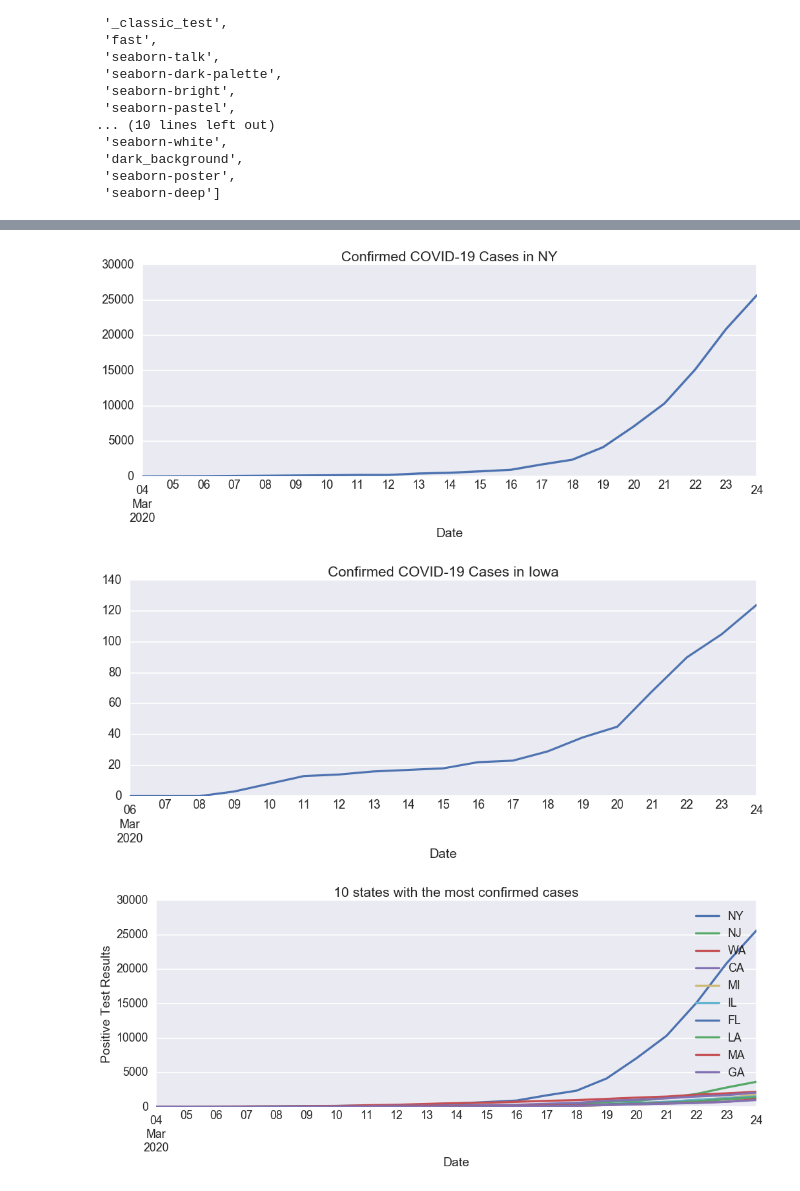
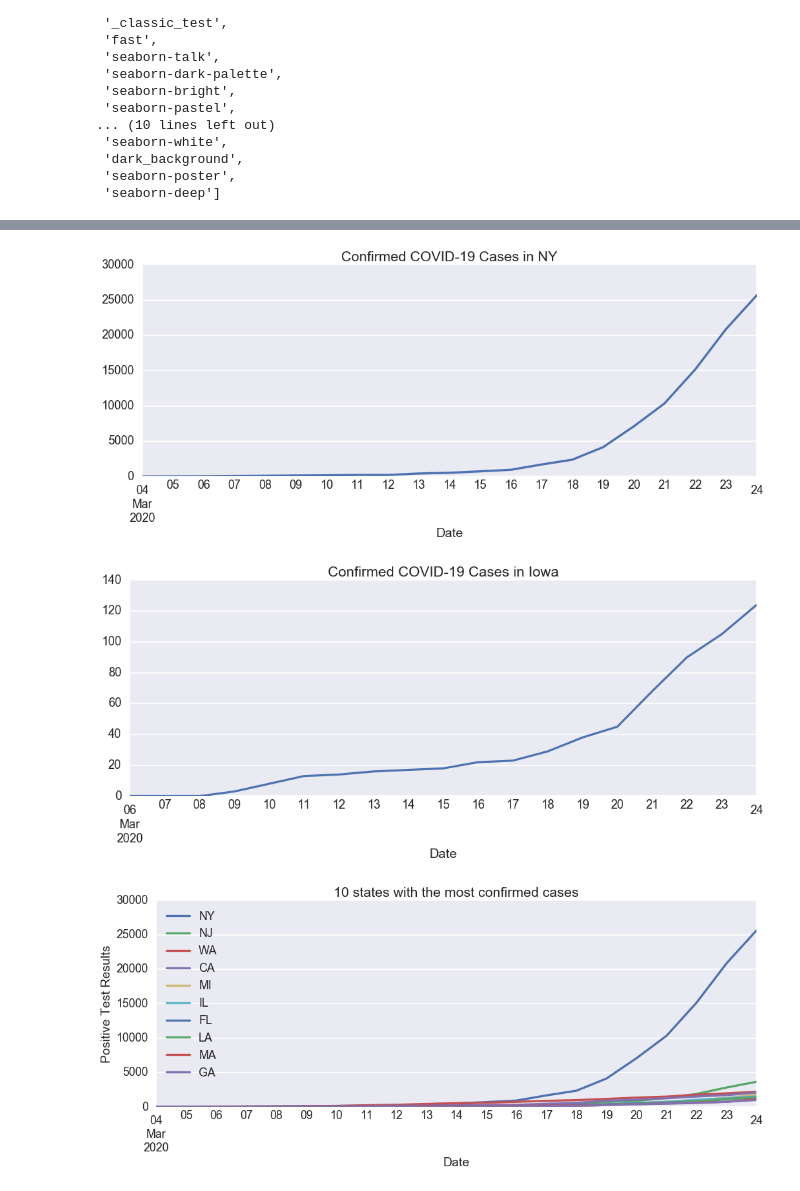
Before and after one commit to joelsewhere/covid-19, a Jupyter notebook: Coronavirus_data_tracker.ipynb, the cells around one changed output, grey strips where cells are left out. Cells and saved outputs as stored; diff of their text form; code cells hidden in the pictures.

Commit message:
Legend position

```diff
--- a/Coronavirus_data_tracker.ipynb
+++ b/Coronavirus_data_tracker.ipynb
@@ -192,7 +192,7 @@ for state in ten_states:
     df[df.State == state].Positive.plot(label = state, linewidth=3)
 plt.title('10 states with the most confirmed cases')
 plt.ylabel('Positive Test Results')
-plt.legend()
+plt.legend(loc='upper left')
 plt.show()
 fig.savefig('images/top_ten_states.png')
 
@@ -227,34 +227,34 @@ rates = rates.set_index('State')
 
 
 colors = [Color(pick_for=x).get_hex_l() for x in rates.index]
 
 fig = go.Figure([go.Bar(x=rates.index, y=rates.positive_rate, marker_color=colors)])
 fig.update_layout(
     title_text = 'Positive Test Rate',
     geo_scope='usa', # limite map scope to USA
 )
 fig.show()
 fig.write_image('images/positive_test_rate.png')
 
 rates['death_rate'] = rates.Deaths/rates.Positive
 
 rates = rates.sort_values(by='death_rate', ascending=False)
 
 fig = go.Figure([go.Bar(x=rates.index, y=rates.death_rate, marker_color=colors)])
 fig.update_layout(
     title_text = 'Mortality Rate',
     geo_scope='usa', # limite map scope to USA
 )
 fig.show()
 fig.write_image('images/mortality_rate.png')
 # %% [output]
 [figure]
 [figure]
 [figure]
 [figure]
 [figure]
 [figure]
-[figure, old version]
+[figure, new version]
 [interactive output not drawn]
 [interactive output not drawn]
 [interactive output not drawn]
```
Also changed, not shown: 1 other file.
